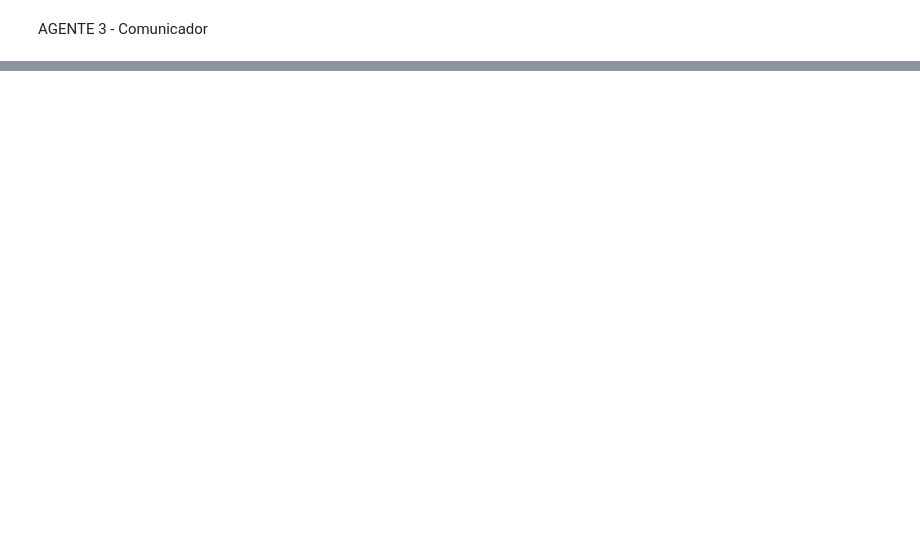
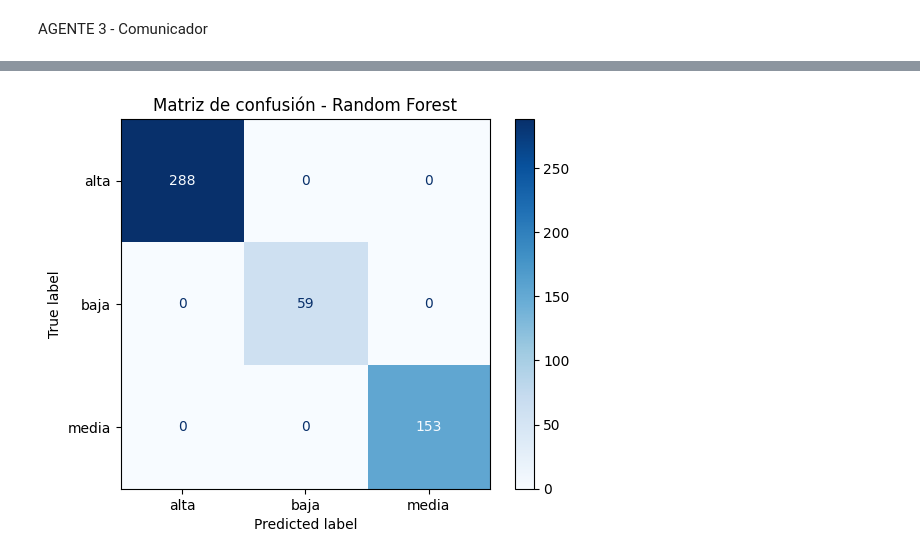
Before and after one commit to luciacardozo472/TRABAJOP_IA, a Jupyter notebook: multiagentes.ipynb, the cells around one changed output, grey strips where cells are left out. Saved outputs shown, nothing was run; the diff lists cells and outputs as text; code cells hidden in the pictures; blank space fills up the shorter version.

Commit message:
feat: agregar matriz de confusión al pipeline multiagentes - Visualización de resultados del modelo seleccionado por Agente 2 - Clasificación de satisfacción laboral (alta, media, baja)

```diff
--- a/multiagentes.ipynb
+++ b/multiagentes.ipynb
@@ -333,0 +337,14 @@ Modelos evaluados (CV 5-fold + embeddings semanticos):
+# %%
+from sklearn.metrics import confusion_matrix, ConfusionMatrixDisplay
+import matplotlib.pyplot as plt
+
+y_pred = resultado['modelo'].predict(resultado['X'])
+cm = confusion_matrix(resultado['y'], y_pred)
+le = agente1.label_encoders['satisfaccion']
+
+disp = ConfusionMatrixDisplay(confusion_matrix=cm, display_labels=le.classes_)
+disp.plot(cmap='Blues')
+plt.title(f"Matriz de confusión - {resultado['nombre_modelo']}")
+plt.show()
+# %% [output]
+[figure, added]
```
Also changed, not shown: parts of 2 cells of this notebook.
